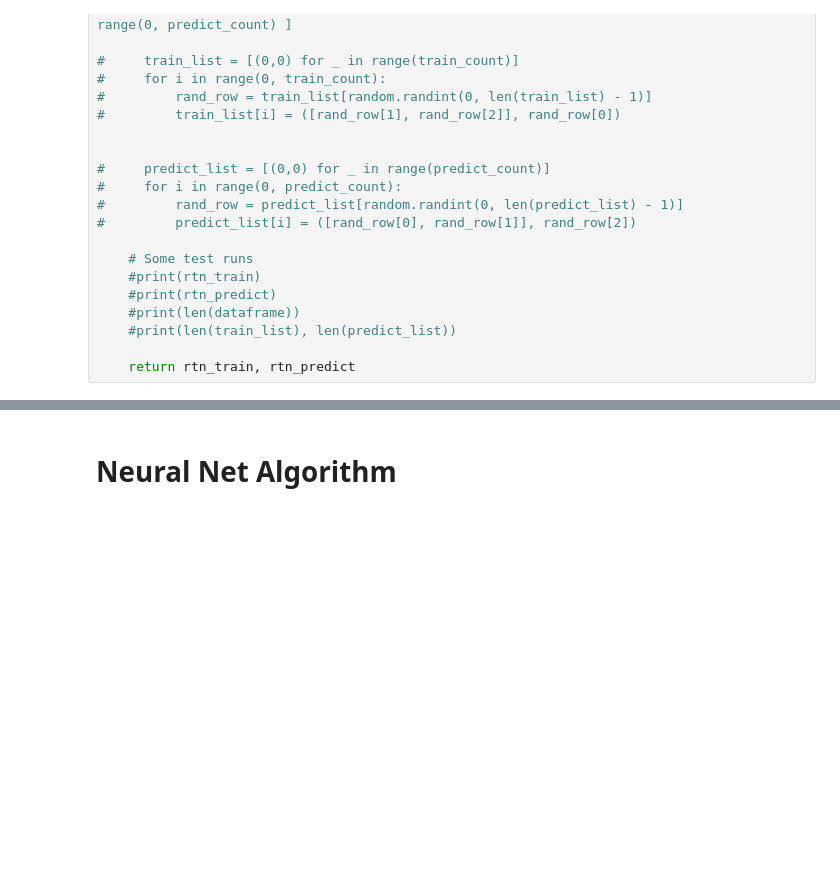
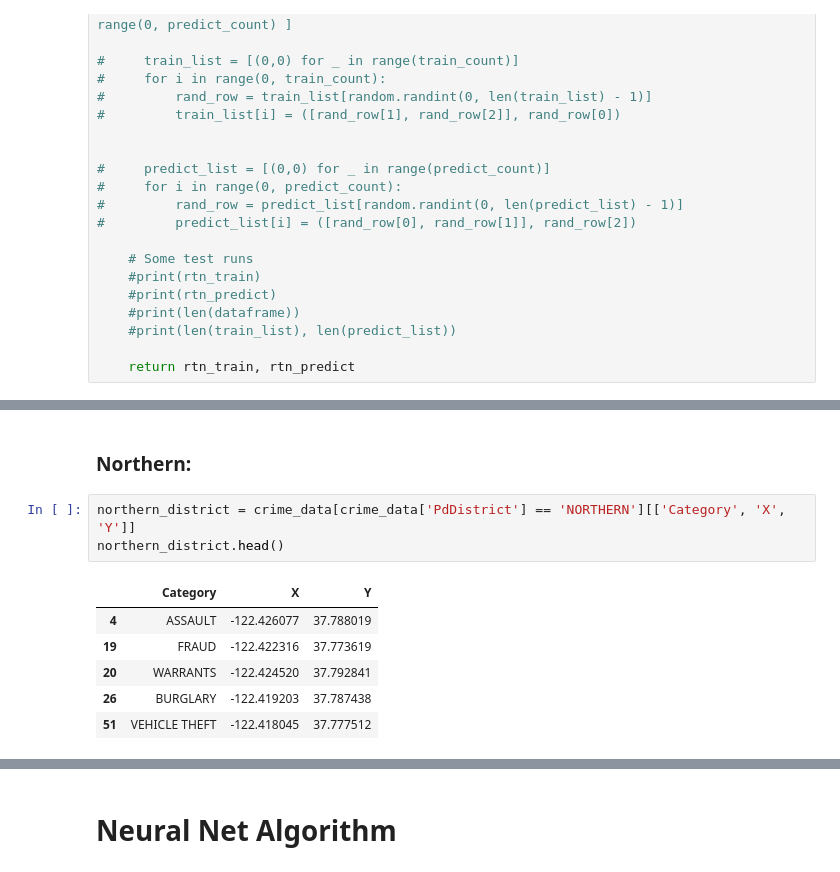
Before and after one commit to spa542/COSC311, a Jupyter notebook: Project2RosiakDawson/Project2.ipynb, the cells around one changed output, grey strips where cells are left out. Drawn from its saved outputs; the diff is of its cells as text; blank space fills up the shorter version.

Commit message:
added some subsetting for districts, need to add knn cases

```diff
--- a/Project2RosiakDawson/Project2.ipynb
+++ b/Project2RosiakDawson/Project2.ipynb
@@ -359,0 +368,12 @@ print(correct_dict)
+# %% [markdown]
+### Northern:
+# %%
+northern_district = crime_data[crime_data['PdDistrict'] == 'NORTHERN'][['Category', 'X', 'Y']]
+northern_district.head()
+# %% [output]
+|  | Category | X | Y |
+| 4 | ASSAULT | -122.426077 | 37.788019 |
+| 19 | FRAUD | -122.422316 | 37.773619 |
+| 20 | WARRANTS | -122.424520 | 37.792841 |
+| 26 | BURGLARY | -122.419203 | 37.787438 |
+| 51 | VEHICLE THEFT | -122.418045 | 37.777512 |
```
Also changed, not shown: parts of 22 cells of this notebook.
